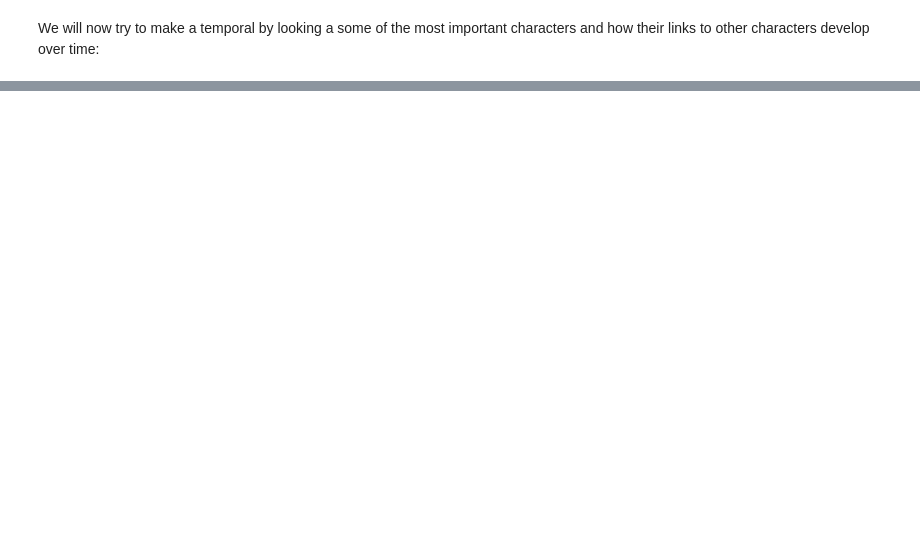
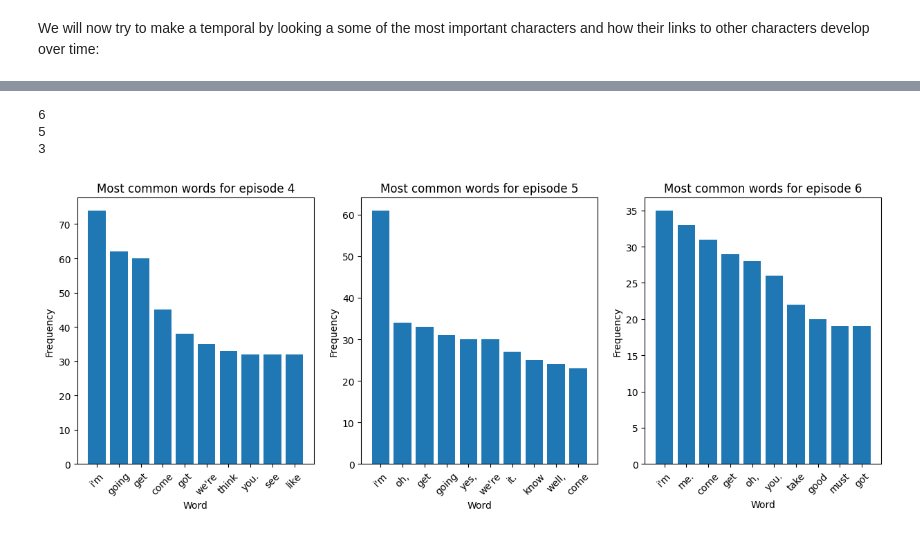
Before and after one commit to FabianScott/ComSoc, a Jupyter notebook: ProjectA/makeMovieScriptDataset.ipynb, the cells around one changed output, grey strips where cells are left out. Saved outputs shown, nothing was run; the diff lists cells and outputs as text; code cells hidden in the pictures; blank space fills up the shorter version.

Commit message:
movie script word freq

```diff
--- a/ProjectA/makeMovieScriptDataset.ipynb
+++ b/ProjectA/makeMovieScriptDataset.ipynb
@@ -183,0 +241,3 @@ draw_graphs(graphs)
+# %%
+dialogues = [ep["dialogue"].values for ep in cleaned_episodes]
+dialogues[0]
@@ -183,0 +259,5 @@ draw_graphs(graphs)
+# %%
+import collections
+import nltk
+nltk.download("stopwords")
+stopwords = set(nltk.corpus.stopwords.words("english"))
@@ -183,0 +268,32 @@ draw_graphs(graphs)
+# %%
+texts = [(" ".join(dialogue)).lower() for dialogue in dialogues]
+# %%
+fig, axs = plt.subplots(1, 3, figsize=(15, 5))
+
+def count_words(text):
+    word_counts = {}
+    for word in text.split():
+        if word not in stopwords:
+            if word in word_counts:
+                word_counts[word] += 1
+            else:
+                word_counts[word] = 1
+    return word_counts
+
+for i, text in enumerate(texts):
+    word_count = count_words(text)
+    print(word_count["luke"])
+    word_count = collections.Counter(word_count)
+    common_words = [word for word, counter in word_count.most_common(10)]
+    word_freq = [counter for word, counter in word_count.most_common(10)]
+
+    axs[i].bar(common_words, word_freq)
+    axs[i].set_title(f"Most common words for episode {i+4}")
+    axs[i].set_xlabel("Word")
+    axs[i].set_xticklabels(common_words, rotation=45)
+    axs[i].set_ylabel("Frequency")
+# %% [output]
+6
+5
+3
+[figure, added]
```
Also changed, not shown: parts of 16 cells of this notebook, 2 other files.
